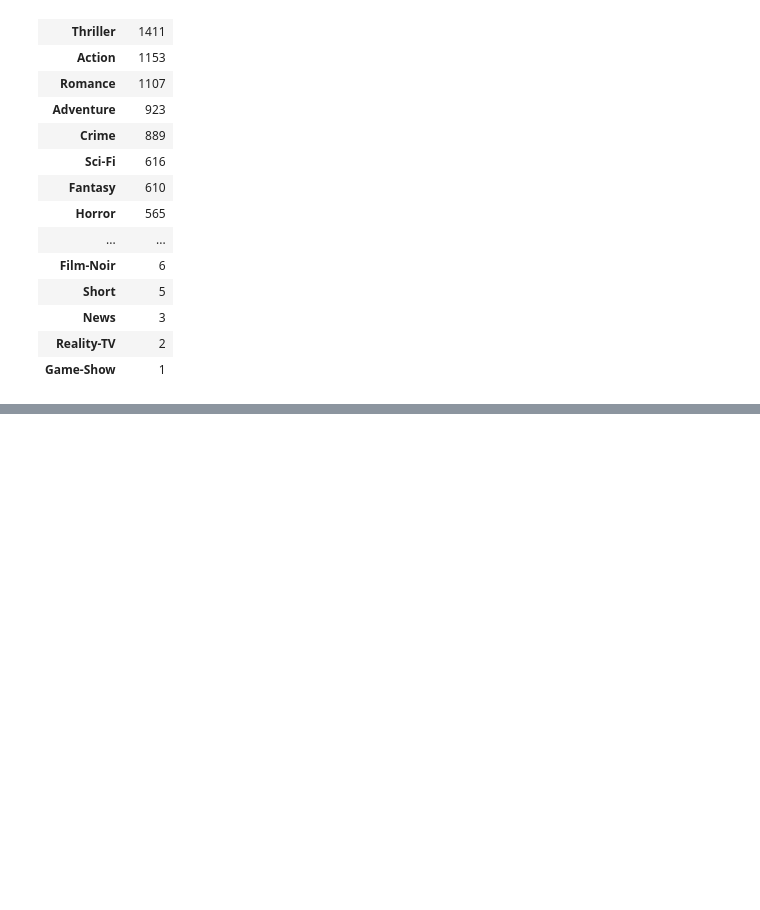
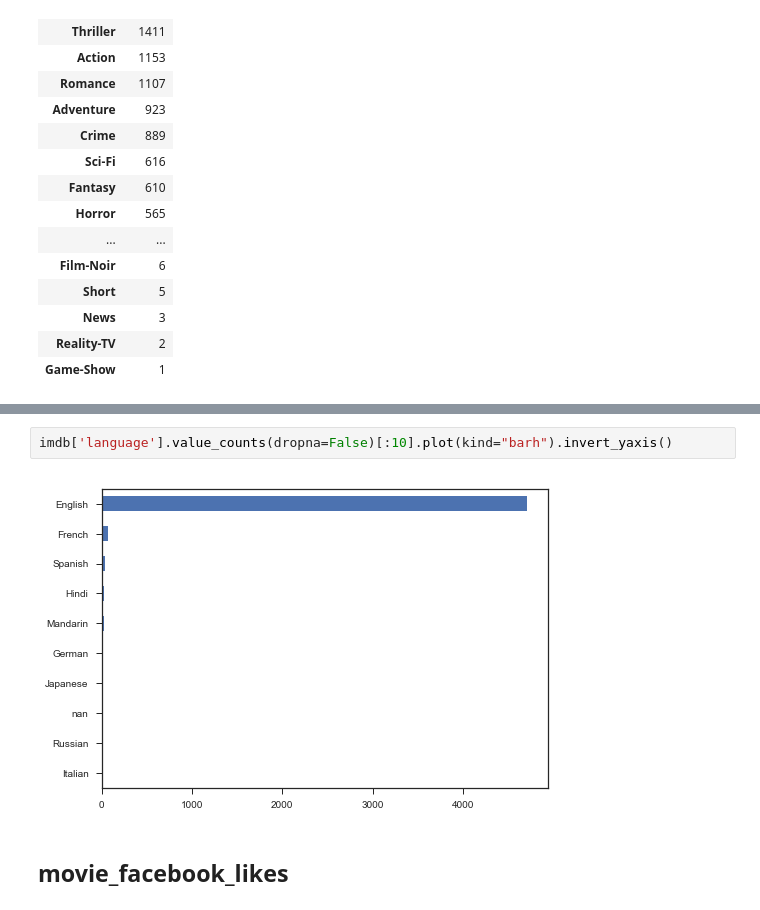
Before and after one commit to jinangela/IMDB_movie, a Jupyter notebook: 02_Exploratory_Analysis/EDA on movie data.ipynb, the cells around one changed output, grey strips where cells are left out. Drawn from its saved outputs; the diff is of its cells as text; blank space fills up the shorter version.

```diff
--- a/02_Exploratory_Analysis/EDA on movie data.ipynb
+++ b/02_Exploratory_Analysis/EDA on movie data.ipynb
@@ -565,0 +624,6 @@ plt.legend(loc='lower right')
+# %%
+imdb['language'].value_counts(dropna=False)[:10].plot(kind="barh").invert_yaxis()
+# %% [output]
+[figure, added]
+# %% [markdown]
+## movie_facebook_likes
```
Also changed, not shown: parts of 36 cells of this notebook, 1 other file.
